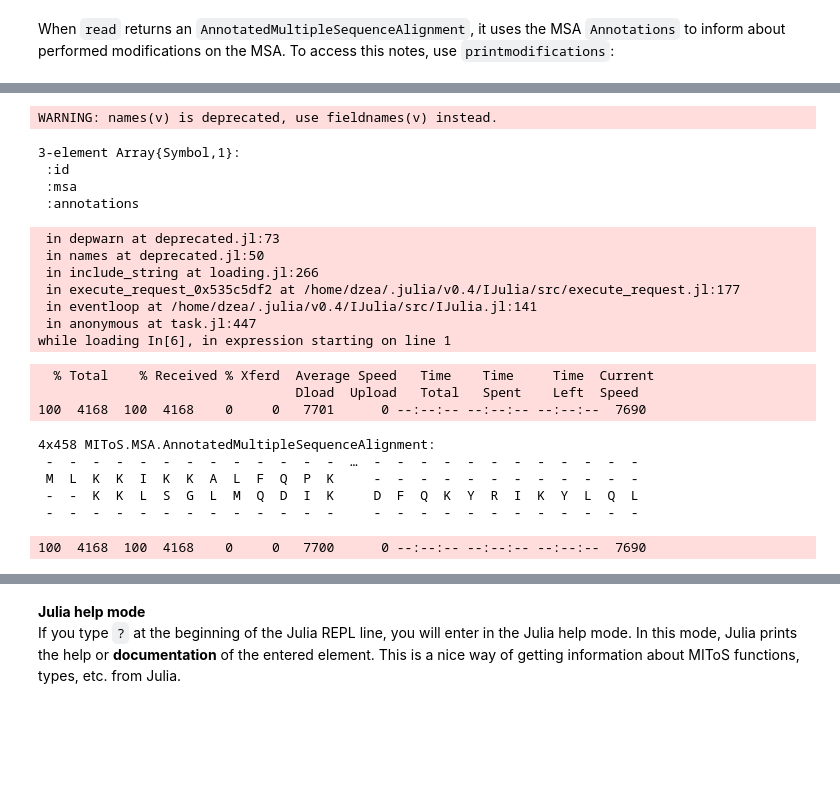
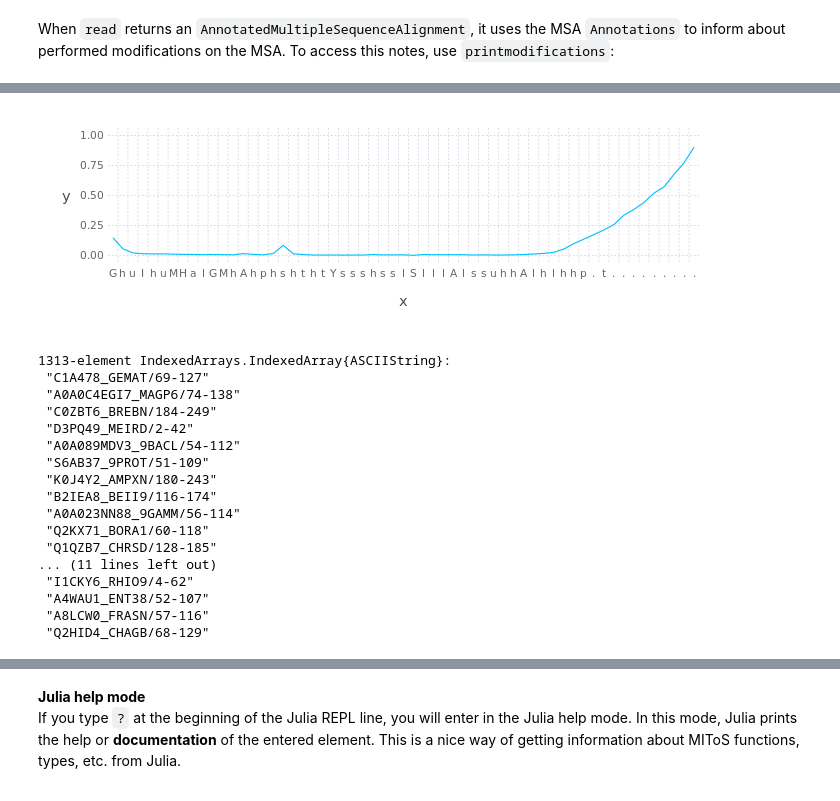
Before and after one commit to diegozea/MIToS.jl, a Jupyter notebook: docs/MSA.ipynb, the cells around one changed output, grey strips where cells are left out. Saved outputs shown, nothing was run; the diff lists cells and outputs as text; code cells hidden in the pictures; blank space fills up the shorter version.

```diff
--- a/docs/MSA.ipynb
+++ b/docs/MSA.ipynb
@@ -138,0 +334,2 @@ filtercolumns! : 621 columns have been deleted.
+# %%
+msa = read("http://pfam.xfam.org/family/PF03707/alignment/full", Stockholm)
@@ -138,0 +357,2 @@ filtercolumns! : 621 columns have been deleted.
+# %%
+consensus = getannotcolumn(msa, "seq_cons")
@@ -138,0 +361,2 @@ filtercolumns! : 621 columns have been deleted.
+# %%
+gaps = columngappercentage(msa)
@@ -139,31 +381,28 @@ filtercolumns! : 621 columns have been deleted.
+# %%
+using Gadfly
+set_default_plot_size(18cm, 6cm)
+plot(x=1:length(gaps), y=gaps, Scale.x_discrete(labels=x -> consensus[x]), Geom.line)
+# %% [output]
+[figure, added]
 # %%
 names(msa)
 # %% [output]
-WARNING: names(v) is deprecated, use fieldnames(v) instead.
+1313-element IndexedArrays.IndexedArray{ASCIIString}:
+ "C1A478_GEMAT/69-127"
+ "A0A0C4EGI7_MAGP6/74-138"
+ "C0ZBT6_BREBN/184-249"
+ "D3PQ49_MEIRD/2-42"
+ "A0A089MDV3_9BACL/54-112"
+ "S6AB37_9PROT/51-109"
+ "K0J4Y2_AMPXN/180-243"
+ "B2IEA8_BEII9/116-174"
+ "A0A023NN88_9GAMM/56-114"
+ "Q2KX71_BORA1/60-118"
+ "Q1QZB7_CHRSD/128-185"
+... (11 lines left out)
+ "I1CKY6_RHIO9/4-62"
+ "A4WAU1_ENT38/52-107"
+ "A8LCW0_FRASN/57-116"
+ "Q2HID4_CHAGB/68-129"
-3-element Array{Symbol,1}:
- :id
- :msa
- :annotations
- in depwarn at deprecated.jl:73
- in names at deprecated.jl:50
- in include_string at loading.jl:266
- in execute_request_0x535c5df2 at /home/dzea/.julia/v0.4/IJulia/src/execute_request.jl:177
- in eventloop at /home/dzea/.julia/v0.4/IJulia/src/IJulia.jl:141
- in anonymous at task.jl:447
-while loading In[6], in expression starting on line 1
-# %%
-msa = read( "http://pfam.xfam.org/family/PF07388/alignment/full",
-            Stockholm, generatemapping=true, useidcoordinates=true,
-            checkalphabet=true)
-# %% [output]
-  % Total    % Received % Xferd  Average Speed   Time    Time     Time  Current
-                                 Dload  Upload   Total   Spent    Left  Speed
-100  4168  100  4168    0     0   7701      0 --:--:-- --:--:-- --:--:--  7690
-4x458 MIToS.MSA.AnnotatedMultipleSequenceAlignment:
- -  -  -  -  -  -  -  -  -  -  -  -  -  …  -  -  -  -  -  -  -  -  -  -  -  -
- M  L  K  K  I  K  K  A  L  F  Q  P  K     -  -  -  -  -  -  -  -  -  -  -  -
- -  -  K  K  L  S  G  L  M  Q  D  I  K     D  F  Q  K  Y  R  I  K  Y  L  Q  L
- -  -  -  -  -  -  -  -  -  -  -  -  -     -  -  -  -  -  -  -  -  -  -  -  -
-100  4168  100  4168    0     0   7700      0 --:--:-- --:--:-- --:--:--  7690
 # %%
 ?MIToS.MSA.@res_str
```
Also changed, not shown: parts of 52 cells of this notebook, 8 other files.
